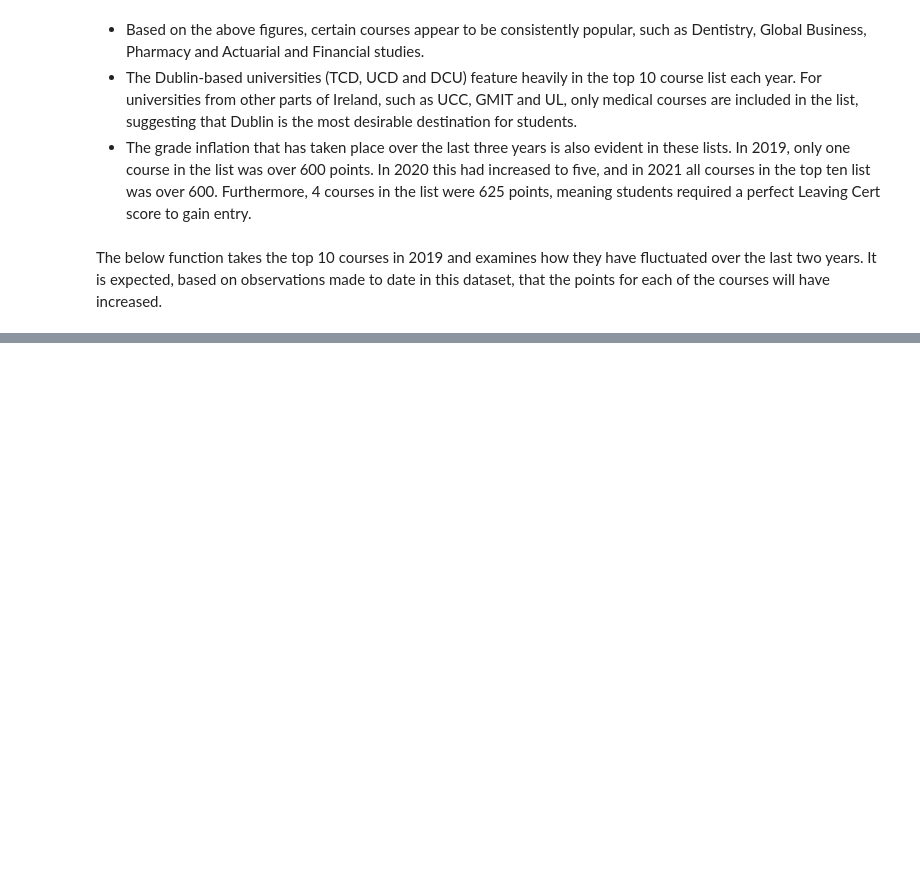
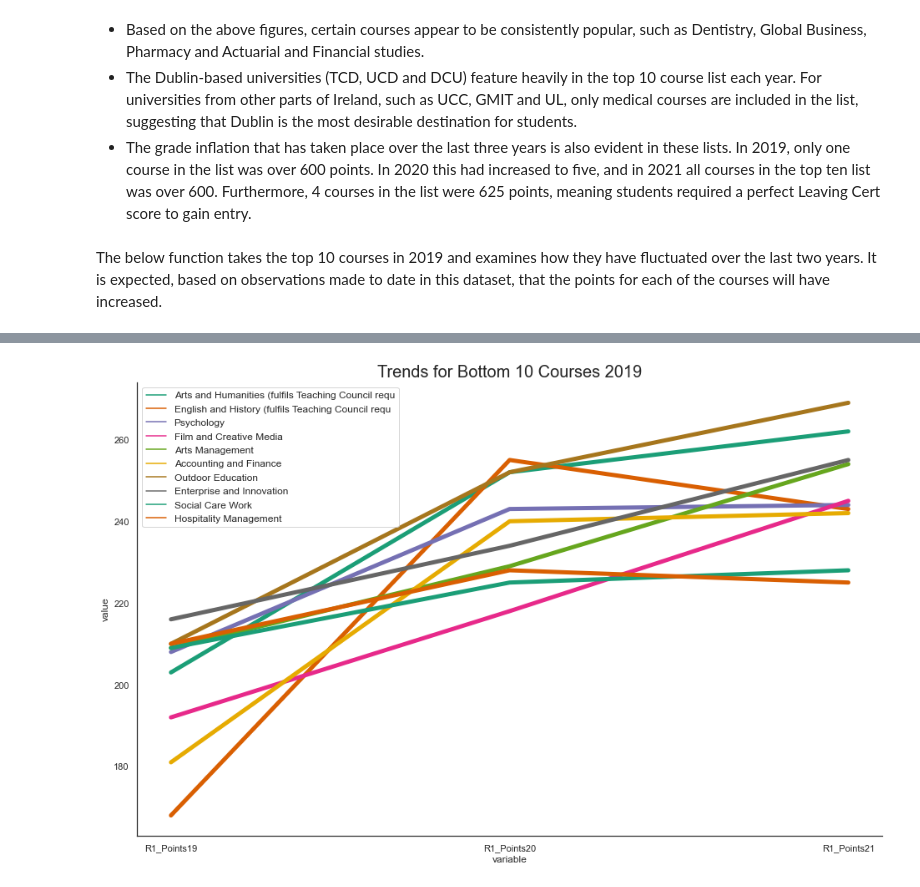
Before and after one commit to katemcg93/Fundamentals-of-Data-Analysis-21-Assessment, a Jupyter notebook: cao.ipynb, the cells around one changed output, grey strips where cells are left out. Saved outputs shown, nothing was run; the diff lists cells and outputs as text; code cells hidden in the pictures; blank space fills up the shorter version.

```diff
--- a/cao.ipynb
+++ b/cao.ipynb
@@ -861,0 +877,3 @@ course_plot(df = top_course_df)
+# %%
+exclude_med = merge_points_2[~merge_points_2["Course_Name"].str.contains("Medicine")]
+bottom_10_2019 = course_trends2(df = exclude_med, col = "R1_Points19", yr = "2019", lowhigh = True)
@@ -861,0 +929,8 @@ course_plot(df = top_course_df)
+# %%
+bottom_courses = bottom_10_2019["Course_Code"].tolist()
+bottom_course_filter = merge_points_2["Course_Code"].isin(bottom_courses)
+bottom_course_df = merge_points_2[bottom_course_filter]
+
+course_plot(df = bottom_course_df, x = "Bottom")
+# %% [output]
+[figure, added]
```
Also changed, not shown: parts of 13 cells of this notebook, 57 other files.
